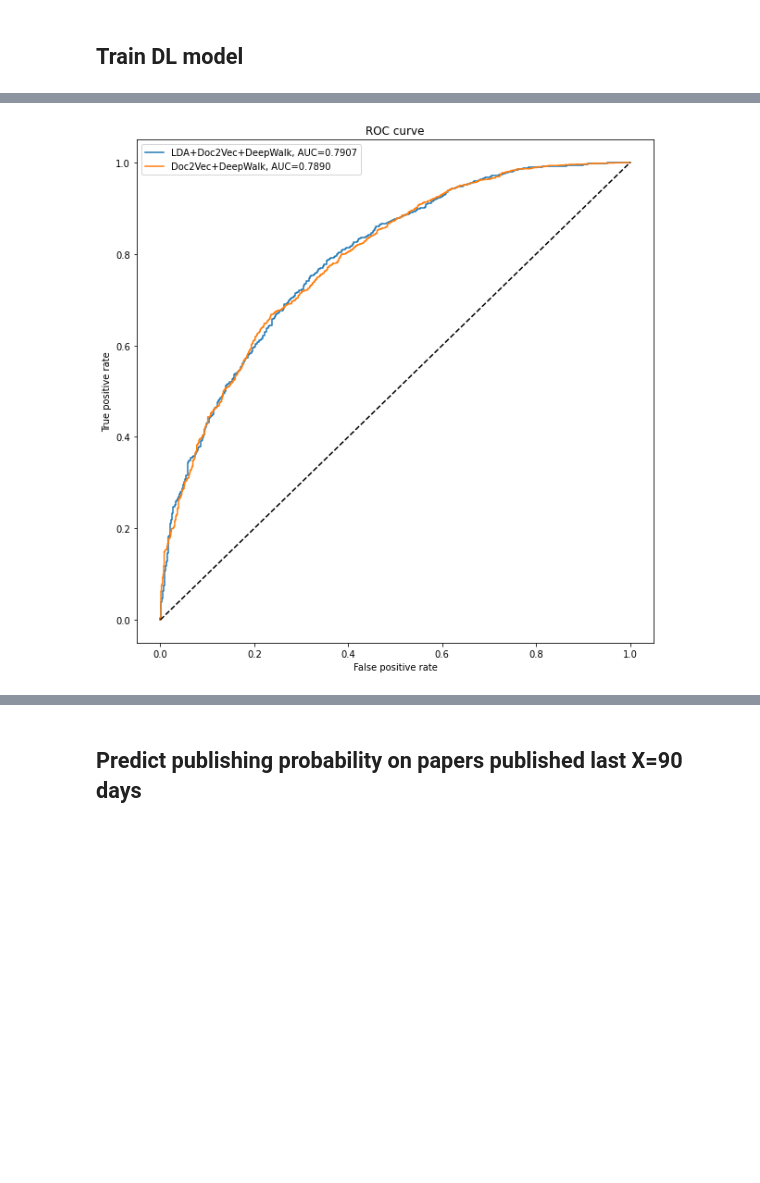
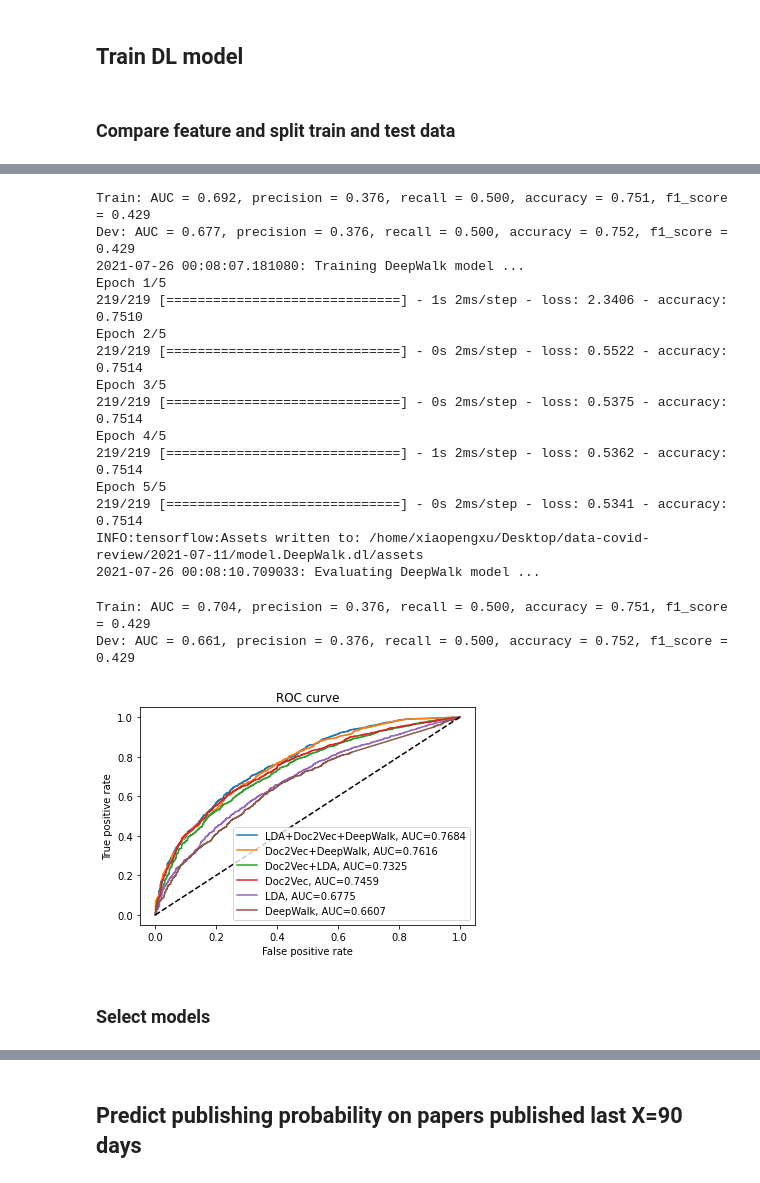
Before and after one commit to SFB-KAUST/covid-review, a Jupyter notebook: 4.Deep_Learning.ipynb, the cells around one changed output, grey strips where cells are left out. Drawn from its saved outputs; the diff is of its cells as text; code cells hidden in the pictures; blank space fills up the shorter version.

```diff
--- a/4.Deep_Learning.ipynb
+++ b/4.Deep_Learning.ipynb
@@ -24,5 +20,6 @@ print(keras.__version__)
 # %%
-inoutpath = '/home/xiaopengxu/Desktop/data-covid-review/2021-05-31/'
+#inoutpath = '/home/xiaopengxu/Desktop/data-covid-review/2021-05-31/'
+inoutpath = '/home/xiaopengxu/Desktop/data-covid-review/2021-07-11/'
 
 train_data_path = inoutpath + 'features.ori_doc2vec_deepwalk_scores_train.csv'
 test_data_path = inoutpath + 'features.ori_doc2vec_deepwalk_scores_test.csv'
@@ -128,6 +134,8 @@ def draw_ROC_figure(fprs, tprs, f_names, aucs, save_path):
     fig1 = plt.gcf()
     plt.draw()
     fig1.savefig(save_path + "features_rocs.pdf")
+# %% [markdown]
+### Compare feature and split train and test data
 # %%
 def feature_comparison(X_train, X_test, y_train, y_test, save_path, epochs=10):
 
@@ -140,26 +148,26 @@ def feature_comparison(X_train, X_test, y_train, y_test, save_path, epochs=10):
     f_names = [
         'LDA+Doc2Vec+DeepWalk',
         'Doc2Vec+DeepWalk',
-        #'Doc2Vec+LDA',
-        #'Doc2Vec',
-        #'LDA',
-        #'DeepWalk',
+        'Doc2Vec+LDA',
+        'Doc2Vec',
+        'LDA',
+        'DeepWalk',
     ]
     f_combs = [
         F_Doc2Vec + F_DeepWalk + F_LDA,
         F_Doc2Vec + F_DeepWalk,
-        #F_Doc2Vec + F_LDA,
-        #F_Doc2Vec,
-        #F_LDA,
-        #F_DeepWalk
+        F_Doc2Vec + F_LDA,
+        F_Doc2Vec,
+        F_LDA,
+        F_DeepWalk
     ]
     layers = [
         [150, 30, 6, 9],
         [150, 9, 20, 10],
-        #[150, 9, 20, 10],
-        #[100, 50, 30, 10],
-        #[10, 50, 3, 9],
-        #[150, 6, 20, 3]
+        [150, 9, 20, 10],
+        [100, 50, 30, 10],
+        [10, 50, 3, 9],
+        [150, 6, 20, 3]
     ]
 
     fprs, tprs, aucs = [], [], []
@@ -172,12 +180,12 @@ def feature_comparison(X_train, X_test, y_train, y_test, save_path, epochs=10):
 
     draw_ROC_figure(fprs, tprs, f_names, aucs, save_path)
 # %%
-#X_train, X_test, y_train, y_test = train_test_split(X, y, test_size=0.2, random_state=123)
+X_train, X_test, y_train, y_test = train_test_split(X, y, test_size=0.2, random_state=123)
 
-#X_train.to_csv(inoutpath + 'training_set.csv')
-#X_test.to_csv(inoutpath + 'testing_set.csv')
-X_train = pd.read_csv(inoutpath + 'training_set.csv')
-X_test = pd.read_csv(inoutpath + 'testing_set.csv')
+X_train.to_csv(inoutpath + 'training_set.csv')
+X_test.to_csv(inoutpath + 'testing_set.csv')
+#X_train = pd.read_csv(inoutpath + 'training_set.csv')
+#X_test = pd.read_csv(inoutpath + 'testing_set.csv')
 
 print(len(X_train))
 print(len(X_test))
@@ -204 +212,20 @@ Dev: AUC = 0.789, precision = 0.800, recall = 0.623, accuracy = 0.791, f1_score
+Train: AUC = 0.692, precision = 0.376, recall = 0.500, accuracy = 0.751, f1_score = 0.429
+Dev: AUC = 0.677, precision = 0.376, recall = 0.500, accuracy = 0.752, f1_score = 0.429
+2021-07-26 00:08:07.181080: Training DeepWalk model ...
+Epoch 1/5
+219/219 [==============================] - 1s 2ms/step - loss: 2.3406 - accuracy: 0.7510
+Epoch 2/5
+219/219 [==============================] - 0s 2ms/step - loss: 0.5522 - accuracy: 0.7514
+Epoch 3/5
+219/219 [==============================] - 0s 2ms/step - loss: 0.5375 - accuracy: 0.7514
+Epoch 4/5
+219/219 [==============================] - 1s 2ms/step - loss: 0.5362 - accuracy: 0.7514
+Epoch 5/5
+219/219 [==============================] - 0s 2ms/step - loss: 0.5341 - accuracy: 0.7514
+INFO:tensorflow:Assets written to: /home/xiaopengxu/Desktop/data-covid-review/2021-07-11/model.DeepWalk.dl/assets
+2021-07-26 00:08:10.709033: Evaluating DeepWalk model ...
+Train: AUC = 0.704, precision = 0.376, recall = 0.500, accuracy = 0.751, f1_score = 0.429
+Dev: AUC = 0.661, precision = 0.376, recall = 0.500, accuracy = 0.752, f1_score = 0.429
-[figure, old version]
+[figure, new version]
+# %% [markdown]
+### Select models
```
Also changed, not shown: parts of 30 cells of this notebook, 5 other files.
